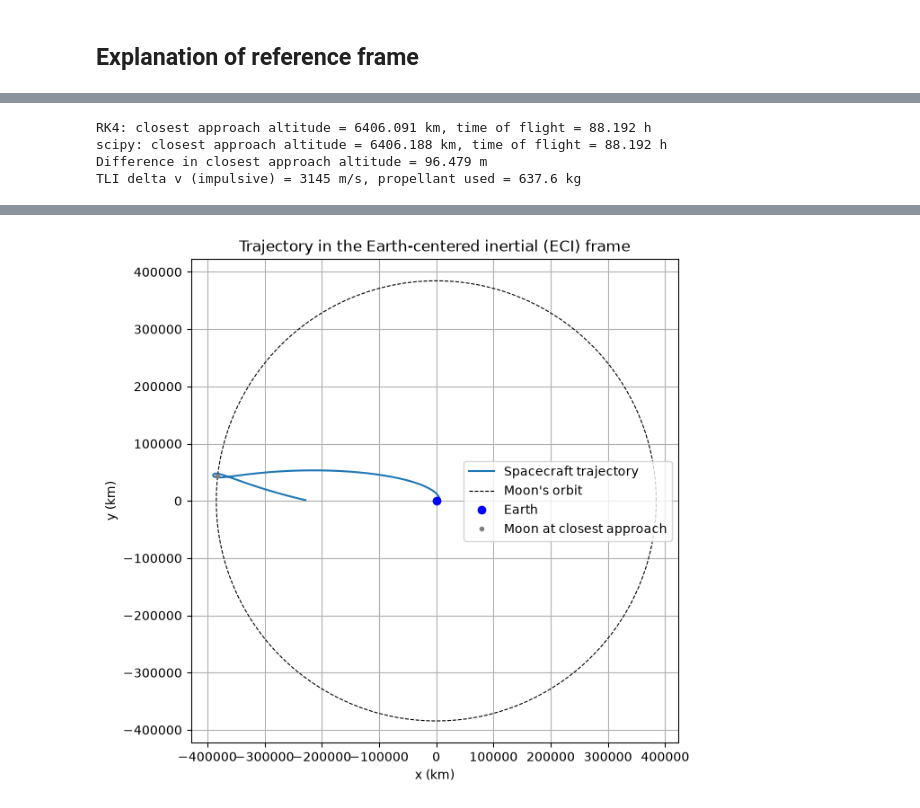
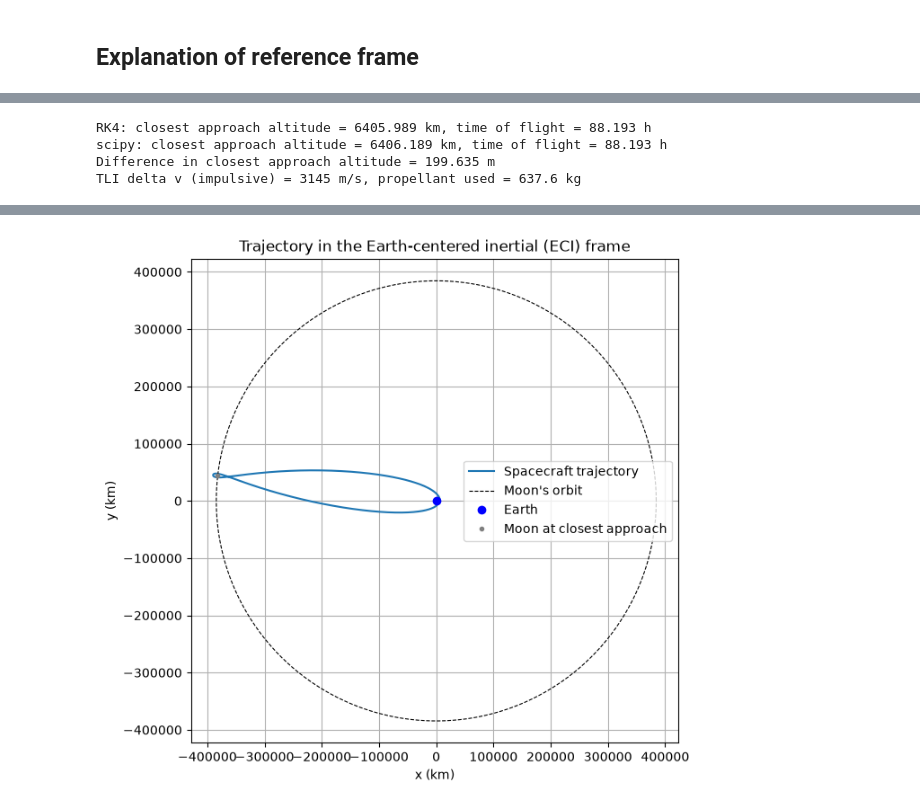
Before and after one commit to JosephLitjens/DynamicsProject1, a Jupyter notebook: ArtemisLaunch.ipynb, the cells around one changed output, grey strips where cells are left out. Drawn from its saved outputs; the diff is of its cells as text; code cells hidden in the pictures.

Commit message:
Task 6B plot

```diff
--- a/ArtemisLaunch.ipynb
+++ b/ArtemisLaunch.ipynb
@@ -103,7 +103,7 @@ def run_sim(state0, T, Isp, t_start, t_end, N):
 ## Task 5: TLI Burn
 
 dv_TLI = 3145 #m/s, impulsive TLI (instantaneous change in velocity), section 4.5 said 3100 baseline, but we tuned via trial-and-error to meet spec
-t_end = 150*3600 #s, coasting for a number of hours
+t_end = 179*3600 #s, coasting for a number of hours
 T_off = np.zeros(3) #no thrust during the coast
 
 m_prop = m0*(1 - np.exp(-dv_TLI/(Isp*g0))) #propellant used, from the rocket equation
@@ -128,34 +128,34 @@ print(f"scipy: closest approach altitude = {moon_dist_scipy[min_alt_scipy]/1000:
 print(f"Difference in closest approach altitude = {abs(moon_dist_rk4[min_alt_rk4] - moon_dist_scipy[min_alt_scipy]):.3f} m")
 print(f"TLI delta v (impulsive) = {dv_TLI} m/s, propellant used = {m_prop:.1f} kg")
 # %% [output]
-RK4: closest approach altitude = 6406.091 km, time of flight = 88.192 h
-scipy: closest approach altitude = 6406.188 km, time of flight = 88.192 h
-Difference in closest approach altitude = 96.479 m
+RK4: closest approach altitude = 6405.989 km, time of flight = 88.193 h
+scipy: closest approach altitude = 6406.189 km, time of flight = 88.193 h
+Difference in closest approach altitude = 199.635 m
 TLI delta v (impulsive) = 3145 m/s, propellant used = 637.6 kg
 # %% [markdown]
 ![image.png](attachment:image.png)
 # %%
 ## Task 6A: Trajectory in the Earth-centered frame
 
 fig, ax = plt.subplots(figsize=(7, 7))
 
 ax.plot(state_rk4[:, 0]/1000, state_rk4[:, 1]/1000, label='Spacecraft trajectory') #spacecraft path in ECI, converted to km
 
 ang = np.linspace(0, 2*np.pi, 400)
 ax.plot(d_EM/1000*np.cos(ang), d_EM/1000*np.sin(ang), 'k--', linewidth=0.8, label="Moon's orbit") #moon's circular orbit
 
-ax.plot(0, 0, 'bo', label='Earth', color='blue', markersize=6) #earth at the origin
+ax.plot(0, 0, 'o', label='Earth', color='blue', markersize=6) #earth at the origin
 
 moon_close_pos = moon_pos_t[min_alt_rk4] #moon position at the time of closest approach
 ax.plot(moon_close_pos[0]/1000, moon_close_pos[1]/1000, 'o', color='gray', markersize=3, label='Moon at closest approach')
 
 ax.set_aspect('equal') #equal axis scaling so the moon orbit appears circular
 ax.set_xlabel('x (km)')
 ax.set_ylabel('y (km)')
 ax.set_title('Trajectory in the Earth-centered inertial (ECI) frame')
 ax.legend()
 ax.grid(True)
 plt.show()
 # %% [output]
-[figure, old version]
+[figure, new version]
 # %%
```
Also changed, not shown: parts of 1 cell of this notebook.
